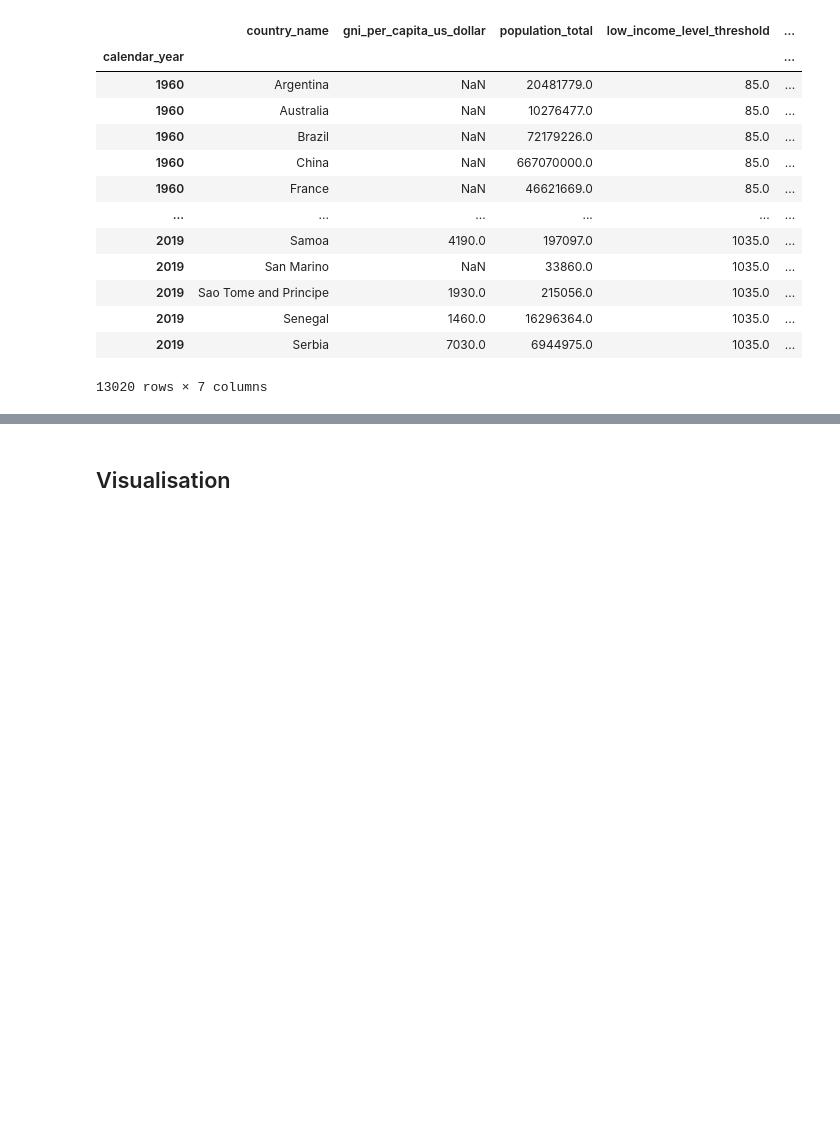
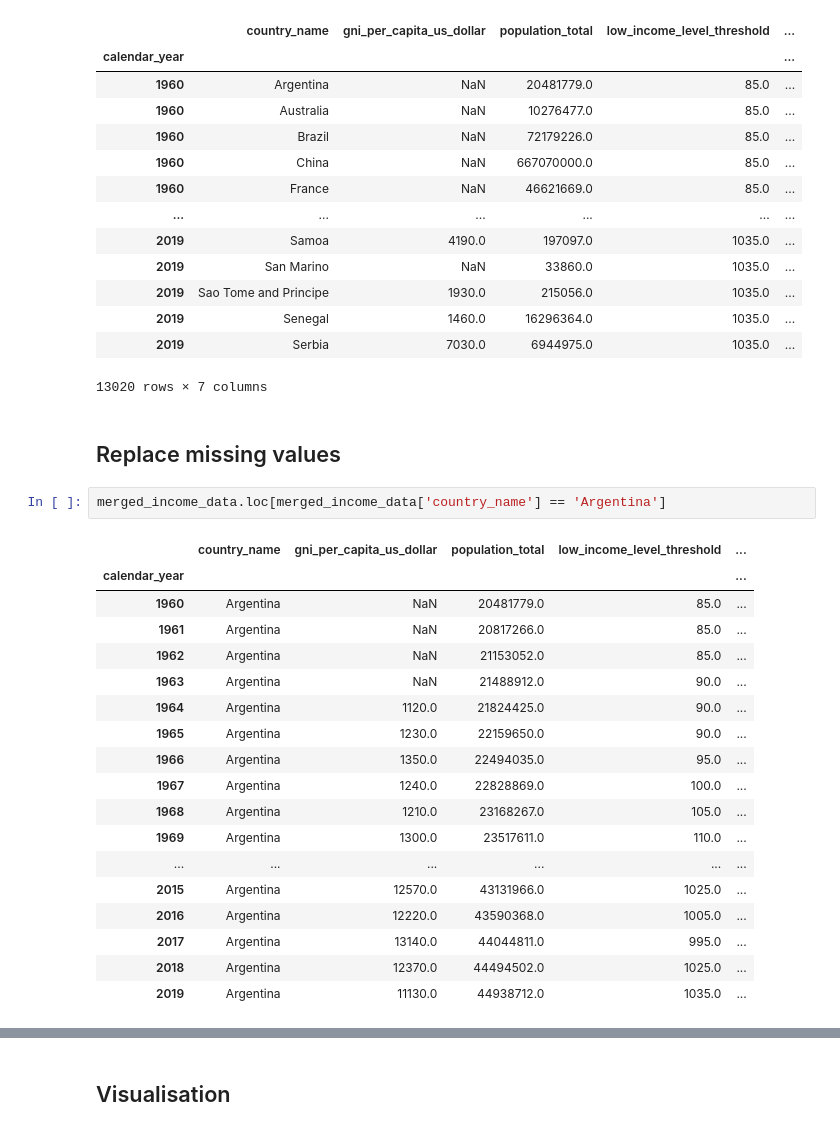
Before and after one commit to christoph-fraller/dopp_2020w_group03_ex3, a Jupyter notebook: dopp_2020w_group03_ex3_with_git.ipynb, the cells around one changed output, grey strips where cells are left out. Saved outputs shown, nothing was run; the diff lists cells and outputs as text; blank space fills up the shorter version.

```diff
--- a/dopp_2020w_group03_ex3_with_git.ipynb
+++ b/dopp_2020w_group03_ex3_with_git.ipynb
@@ -415,3 +415,26 @@ merged_income_data
 | 2019 | Senegal | 1460.0 | 16296364.0 | 1035.0 | ... |
 | 2019 | Serbia | 7030.0 | 6944975.0 | 1035.0 | ... |
 13020 rows × 7 columns
+# %% [markdown]
+## Replace missing values
+# %%
+merged_income_data.loc[merged_income_data['country_name'] == 'Argentina']
+# %% [output]
+|  | country_name | gni_per_capita_us_dollar | population_total | low_income_level_threshold | ... |
+| calendar_year |  |  |  |  | ... |
+| 1960 | Argentina | NaN | 20481779.0 | 85.0 | ... |
+| 1961 | Argentina | NaN | 20817266.0 | 85.0 | ... |
+| 1962 | Argentina | NaN | 21153052.0 | 85.0 | ... |
+| 1963 | Argentina | NaN | 21488912.0 | 90.0 | ... |
+| 1964 | Argentina | 1120.0 | 21824425.0 | 90.0 | ... |
+| 1965 | Argentina | 1230.0 | 22159650.0 | 90.0 | ... |
+| 1966 | Argentina | 1350.0 | 22494035.0 | 95.0 | ... |
+| 1967 | Argentina | 1240.0 | 22828869.0 | 100.0 | ... |
+| 1968 | Argentina | 1210.0 | 23168267.0 | 105.0 | ... |
+| 1969 | Argentina | 1300.0 | 23517611.0 | 110.0 | ... |
+| ... | ... | ... | ... | ... | ... |
+| 2015 | Argentina | 12570.0 | 43131966.0 | 1025.0 | ... |
+| 2016 | Argentina | 12220.0 | 43590368.0 | 1005.0 | ... |
+| 2017 | Argentina | 13140.0 | 44044811.0 | 995.0 | ... |
+| 2018 | Argentina | 12370.0 | 44494502.0 | 1025.0 | ... |
+| 2019 | Argentina | 11130.0 | 44938712.0 | 1035.0 | ... |
```
Also changed, not shown: parts of 15 cells of this notebook.
